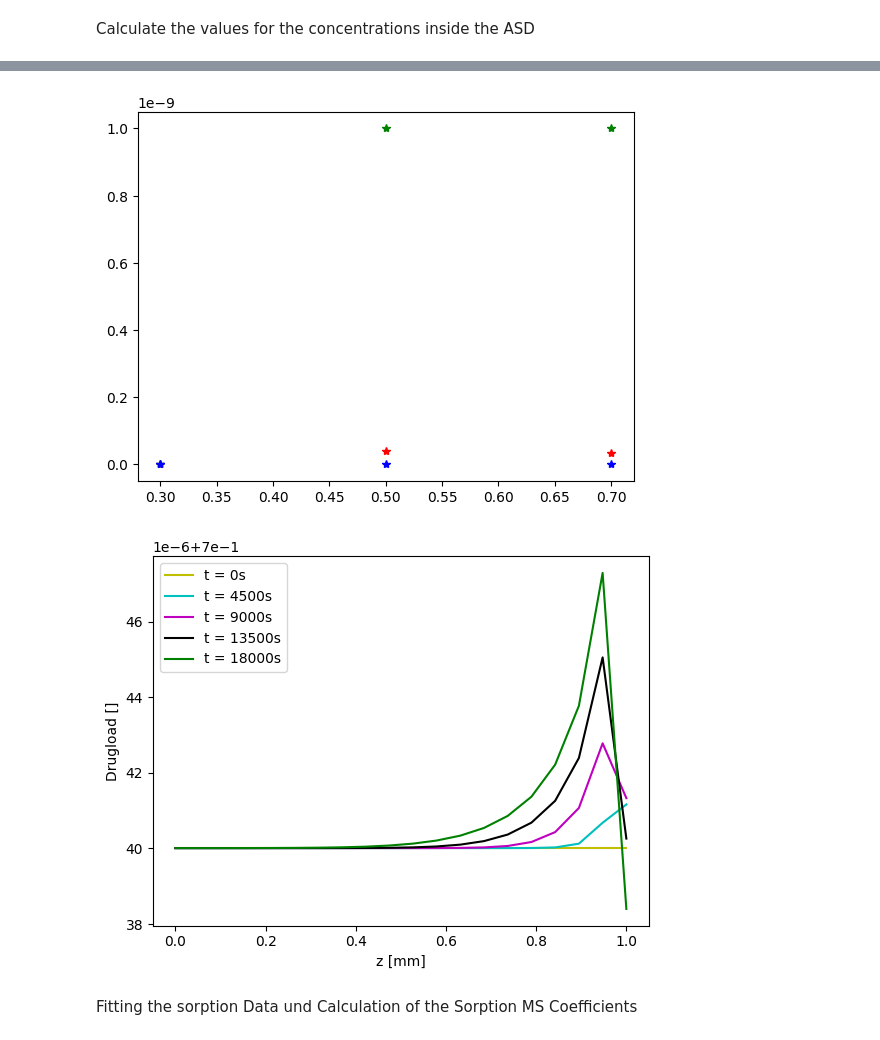
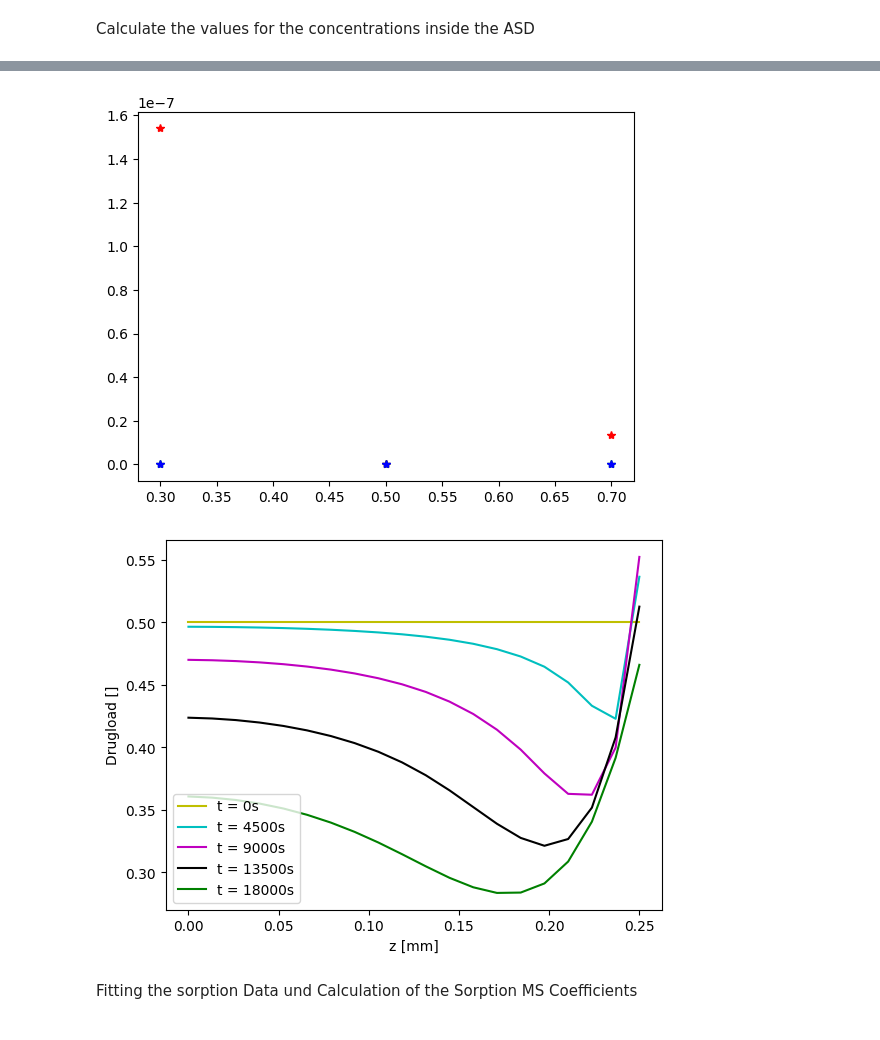
Before and after one commit to Borrdom/diffusionpy, a Jupyter notebook: examples_notebooks/001_First_approach_ideal_v2.ipynb, the cells around one changed output, grey strips where cells are left out. Cells and saved outputs as stored; diff of their text form; code cells hidden in the pictures.

```diff
--- a/examples_notebooks/001_First_approach_ideal_v2.ipynb
+++ b/examples_notebooks/001_First_approach_ideal_v2.ipynb
@@ -90,7 +90,7 @@ mASDL1D05_0= 6.3E-5
 mASDL25D07_0= 1.6E-5
 mASDL1D07_0= 6.4E-5
 Mi= np.asarray([357.79,65000,16.02])
-mobile= np.asarray([True,False,True])
+mobile= np.asarray([True,True,True])
 wi_8 =np.asarray([0.0001,0.0001,0.9998])
 Dvec =np.asarray([1E-1,2E-12,8E-1])
 Dvec=np.asarray([327081.87865031627,386294.20602000307,644379.7545334897])/1E14
@@ -204,7 +204,7 @@ def Choose_ASD(ASD_L,ASD_DL):
             return np.hstack((wt[:,0],wt[:,1])) #Rückgabe von wAPI_ASD und wPol_ASD
         wexp=np.hstack((wAPI_ASD,wPol_ASD)) #Zusammenfügen zu einem Array
         Dscale=1E13
-        qopt_H2O, qcov_H2O= curve_fit(Diffforfit,texp,wexp,bounds=(1E-6,1E12),p0=(0.1,10000,10000)) #Einsetzen von normierten DKs in Solver
+        qopt_H2O, qcov_H2O= curve_fit(Diffforfit,texp,wexp,bounds=(1E-6,1E12),p0=(1000,1,1)) #Einsetzen von normierten DKs in Solver
         Dvecopt=qopt_H2O/Dscale #Zurückskalieren der optimierten DKs in Array
         print(Dvecopt)
 
@@ -256,5 +256,5 @@ def Plot_Fit (ASD_L,DL):
 
 
 #Choose_ASD(1,0.7)
-Plot_Fit (1,0.7)
+Plot_Fit (1,0.5)
 # %% [output]
@@ -279,5 +279,5 @@ Plot_Fit (1,0.7)
-[figure, old version]
+[figure, new version]
-[figure, old version]
+[figure, new version]
 # %% [markdown]
 Fitting the sorption Data und Calculation of the Sorption MS Coefficients
 # %%
```
Also changed, not shown: parts of 3 cells of this notebook, 7 other files.
